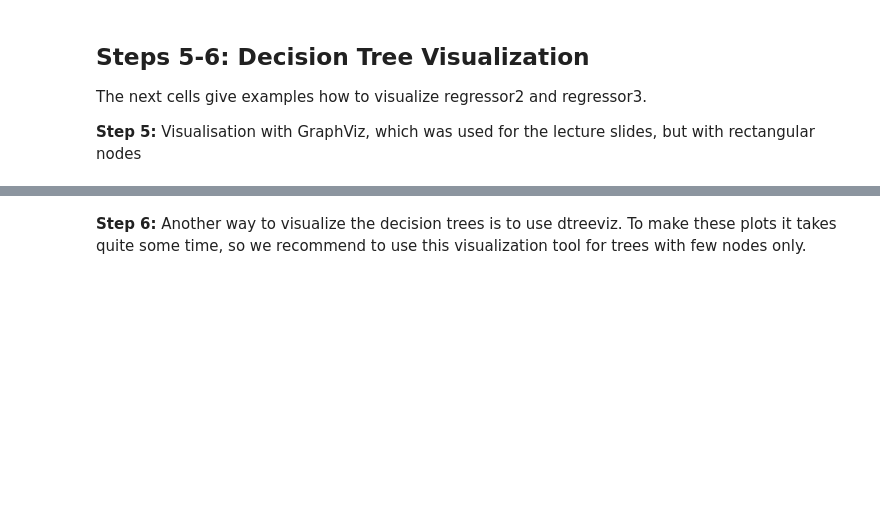
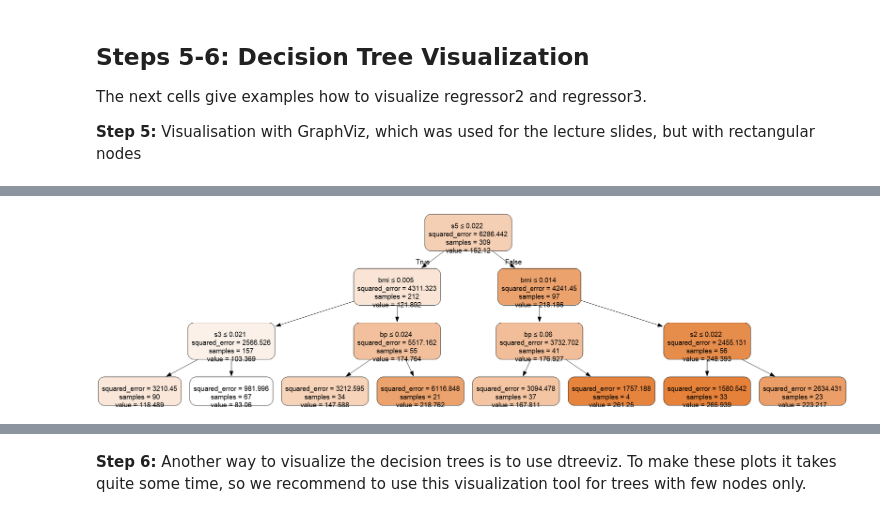
Before and after one commit to PengxinLuan/Applied-ML-, a Jupyter notebook: lab3/DT_RF_assignment_Part1.ipynb, the cells around one changed output, grey strips where cells are left out. Drawn from its saved outputs; the diff is of its cells as text; code cells hidden in the pictures; blank space fills up the shorter version.

```diff
--- a/lab3/DT_RF_assignment_Part1.ipynb
+++ b/lab3/DT_RF_assignment_Part1.ipynb
@@ -62,6 +134,10 @@ to learn about a different type of evaluation tool. Use the documentation where
 from sklearn.tree import DecisionTreeRegressor
 
 # set up your first regressor, e.g.: regressor1 = ...
+regressor1 = DecisionTreeRegressor(
+    criterion='squared_error', splitter='best', max_depth=None, min_samples_split=2, min_samples_leaf=1,
+    min_weight_fraction_leaf=0.0, max_features=None, random_state=None, max_leaf_nodes=None, min_impurity_decrease=0.0,
+    ccp_alpha=0.0, monotonic_cst=None)
 # %%
 from sklearn.model_selection import cross_val_score
 # apply cross_val_score on your regressor1 (obs, this is done on training data) and see what happens
@@ -69,2 +149,6 @@ from sklearn.model_selection import cross_val_score
 # %%
-# fit your regressor1 to training data and evaluate with 'score' on the test data
+# fit your regressor1 to training data and evaluate with 'score' on the test dat
+regressor1.fit(X_train, y_train)
+test_score = regressor1.score(X_test, y_test)
+#test_score = regressor1.score(X_train, y_train)
+print("Test R^2:", test_score)
@@ -78,0 +161,12 @@ Explain the outcomes.
+# %%
+# regressor2...
+regressor2 = DecisionTreeRegressor(
+    criterion='squared_error', splitter='best', max_depth=3, min_samples_split=2, min_samples_leaf=1,
+    min_weight_fraction_leaf=0.0, max_features=None, random_state=None, max_leaf_nodes=None, min_impurity_decrease=0.0,
+    ccp_alpha=0.0, monotonic_cst=None)
+score_2 = cross_val_score(regressor2, X, y, cv=10)
+print(score_2.mean(),score_2.std())
+
+regressor2.fit(X_train, y_train)
+test_score2 = regressor2.score(X_test, y_test)
+print("Test2 R^2:", test_score2)
@@ -90,7 +202,9 @@ from IPython.display import Image
 # The visualisation below assumes a regressor called 'regressor2'.
 # Change in the code below if your naming above is different
 
-dot_data = tree.export_graphviz(regressor2, feature_names=dataset.feature_names, out_file=None, filled=True, rounded=True, special_characters=True)
+dot_data = tree.export_graphviz(regressor2, feature_names=dataset.feature_names, out_file=None, filled=True,
+                                rounded=True, special_characters=True)
 graph = graphviz.Source(dot_data, format="png")
 graph.render("decision_tree_regressor2")
 Image("decision_tree_regressor2.png")
+# %% [output]
@@ -97,3 +217,4 @@ Image("decision_tree_regressor2.png")
+[figure, added]
 # %%
 # The visualisation below assumes a regressor called 'regressor3'.
 # Change in the code below if your naming above is different
```
Also changed, not shown: parts of 19 cells of this notebook, 43 other files.
